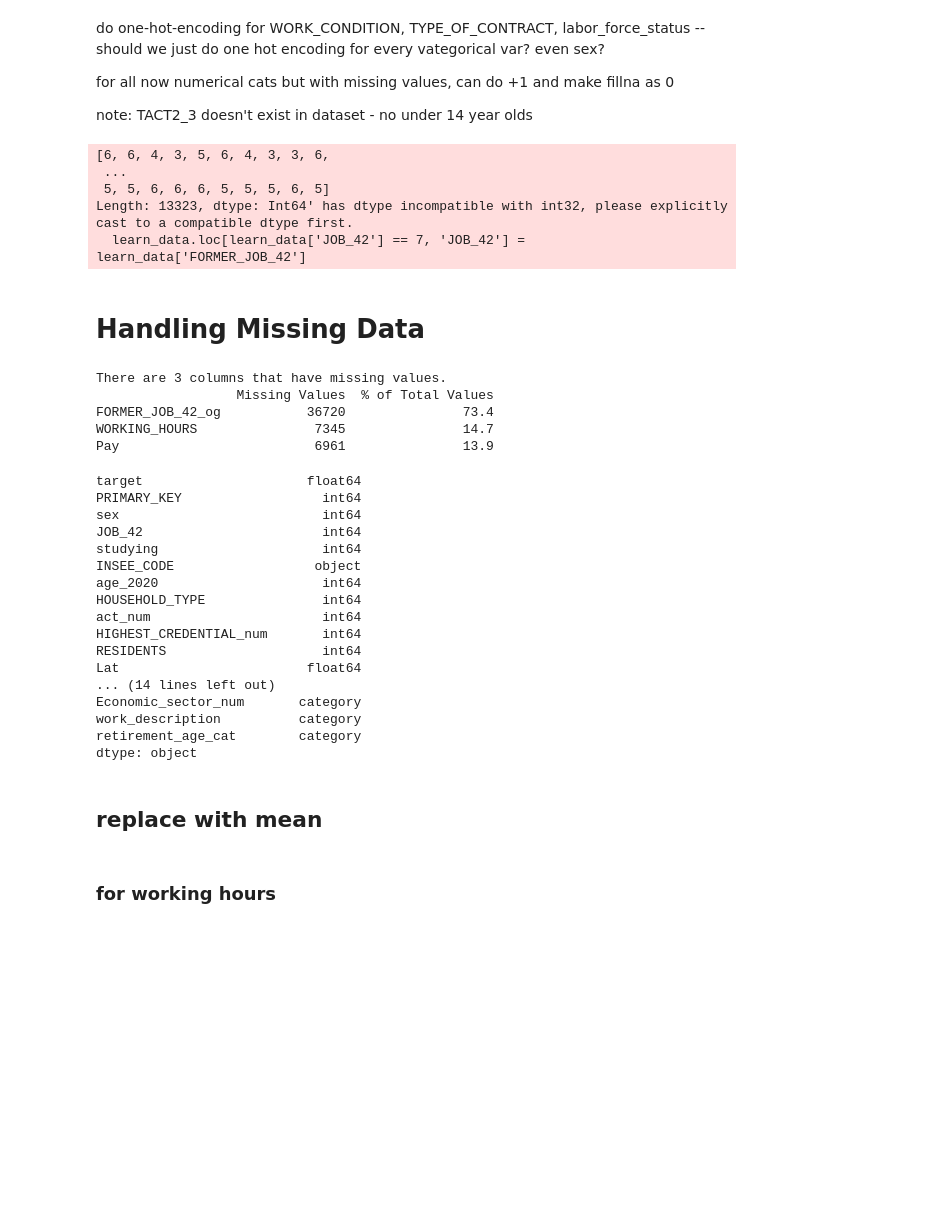
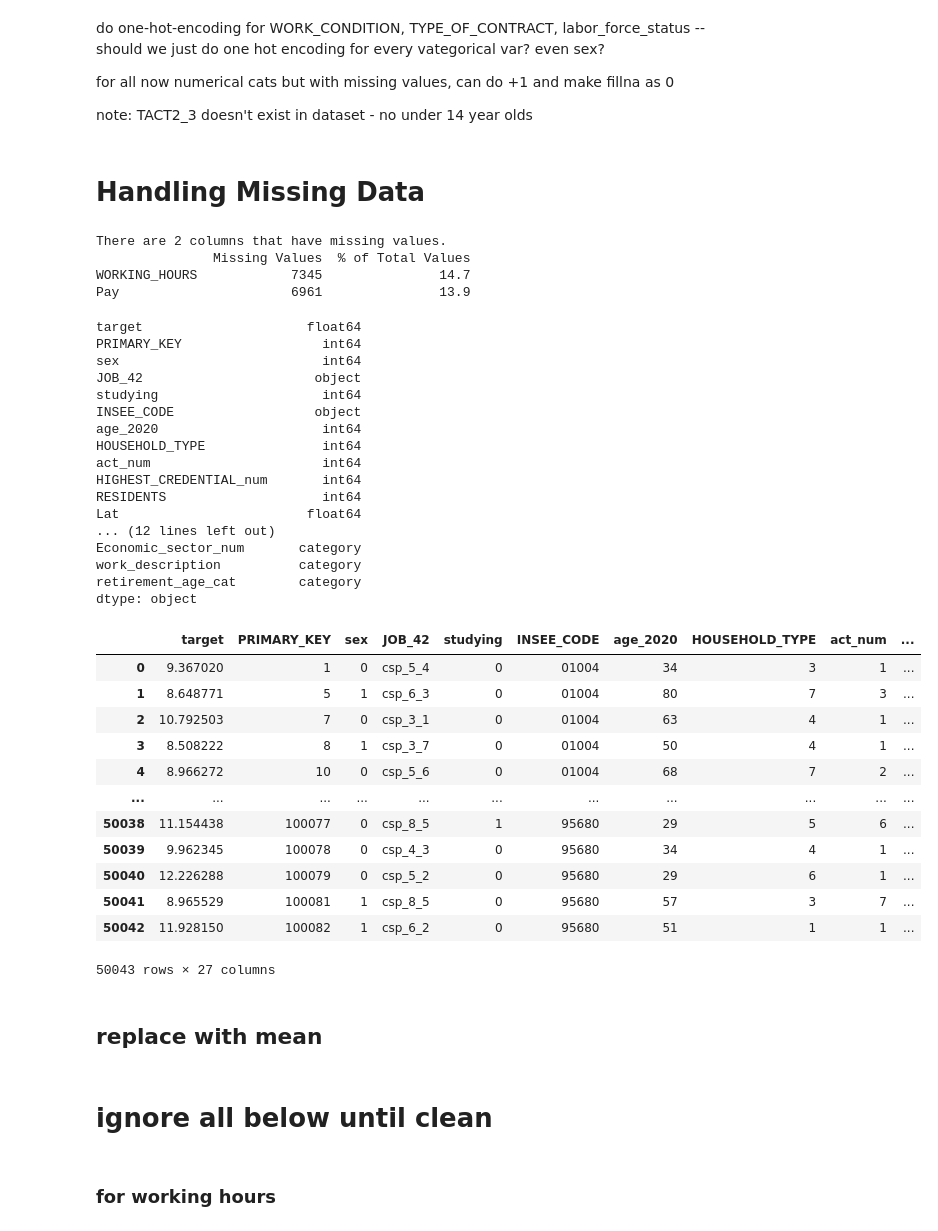
Before and after one commit to rinaaro/Machine-Learning-Project, a Jupyter notebook: attempt.ipynb, the cells around one changed output. Saved outputs shown, nothing was run; the diff lists cells and outputs as text; code cells hidden in the pictures; blank space fills up the shorter version.

```diff
--- a/attempt.ipynb
+++ b/attempt.ipynb
@@ -167,10 +167,8 @@ def household_num(value):
 code_HOUSEHOLD_TYPE['HOUSEHOLD_TYPE_num'] = code_HOUSEHOLD_TYPE['Code'].apply(household_num)
 learn_data['HOUSEHOLD_TYPE'] = learn_data['HOUSEHOLD_TYPE'].apply(household_num)
 # %%
-learn_data["JOB_42_og"] = learn_data["JOB_42"]
-learn_data["FORMER_JOB_42_og"] = learn_data["FORMER_JOB_42"]
-learn_data["JOB_42"] = learn_data["JOB_42"].str.extract(r'csp_(\d+)_')[0].astype(int)
-learn_data["FORMER_JOB_42"] = learn_data["FORMER_JOB_42"].str.extract(r'csp_(\d+)_')[0].astype("Int64")
+#learn_data["JOB_42"] = learn_data["JOB_42"].str.extract(r'csp_(\d)')[0].astype(int)
+#learn_data["FORMER_JOB_42"] = learn_data["FORMER_JOB_42"].str.extract(r'csp_(\d)')[0].astype("Int64")
 learn_data["employee_count"] = learn_data["employee_count"].str.extract(r'tr_(\d)')[0].astype("Int64")
 learn_data["Employer_category"] = learn_data["Employer_category"].str.extract(r'ct_(\d)')[0].astype("Int64")
 
@@ -266,31 +264,28 @@ for all now numerical cats but with missing values, can do +1 and make fillna as
 note: TACT2_3 doesn't exist in dataset - no under 14 year olds
 # %%
 learn_data['Employer_category'] = learn_data.apply(
-    lambda row: 10 if pd.isna(row['Employer_category']) and (row['JOB_42'] == 8 or row['act_num'] == 2) #unemployed
-    else (0 if pd.isna(row['Employer_category']) else row['Employer_category']), #employed and retired missing
+    lambda row: 10 if pd.isna(row['Employer_category']) and
+                        (str(row['JOB_42']).startswith('csp_8') or row['act_num'] == 2)  # unemployed
+                else (0 if pd.isna(row['Employer_category']) else row['Employer_category']),  # employed and retired missing
     axis=1
 )
+
 learn_data['employee_count'] = learn_data.apply(
-    lambda row: 7 if pd.isna(row['employee_count']) and (row['JOB_42'] == 8 or row['act_num'] == 2)
-    else (0 if pd.isna(row['employee_count']) else row['employee_count']),
+    lambda row: 7 if pd.isna(row['employee_count']) and
+                        (str(row['JOB_42']).startswith('csp_8') or row['act_num'] == 2)  # unemployed
+                else (0 if pd.isna(row['employee_count']) else row['employee_count']),
     axis=1
 )
 # %%
 #learn_data.loc[learn_data['JOB_42'].str.startswith('csp_7', na=False), 'JOB_42'] = learn_data['FORMER_JOB_42']
 # Replace values in 'JOB_42' with 'FORMER_JOB_42' where JOB_42 == 7
-learn_data.loc[learn_data['JOB_42'] == 7, 'JOB_42'] = learn_data['FORMER_JOB_42']
+learn_data.loc[learn_data['JOB_42'].astype(str).str.startswith('csp_7'), 'JOB_42'] = learn_data['FORMER_JOB_42']
 learn_data.loc[(learn_data['emp_contract'] == 'Unemployed') & (learn_data['Pay'].isna()), 'Pay'] = 0
 learn_data.loc[(learn_data['emp_contract'] == 'Unemployed') & (learn_data['WORKING_HOURS'].isna()), 'WORKING_HOURS'] = 0
 
 learn_data = learn_data.drop(columns=["act", "former_emp_contract", "RETIREMENT_PAY", "retirement_age", "FORMER_JOB_42", "Economic_sector", "Code", "Libellé", "Nomenclature", "X", "Y"])
 #or keep nomenclature, remove economic_sector_num
 #remove INSEE_CODE?
-# %% [output]
-[6, 6, 4, 3, 5, 6, 4, 3, 3, 6,
- ...
- 5, 5, 6, 6, 6, 5, 5, 5, 6, 5]
-Length: 13323, dtype: Int64' has dtype incompatible with int32, please explicitly cast to a compatible dtype first.
-  learn_data.loc[learn_data['JOB_42'] == 7, 'JOB_42'] = learn_data['FORMER_JOB_42']
 # %% [markdown]
 # Handling Missing Data
 # %%
@@ -309,18 +304,17 @@ def missing_values_table(df):
 
 print(missing_values_table(learn_data))
 # %% [output]
-There are 3 columns that have missing values.
-                  Missing Values  % of Total Values
-FORMER_JOB_42_og           36720               73.4
-WORKING_HOURS               7345               14.7
-Pay                         6961               13.9
+There are 2 columns that have missing values.
+               Missing Values  % of Total Values
+WORKING_HOURS            7345               14.7
+Pay                      6961               13.9
 # %%
 learn_data.dtypes # pay should be int64 because always .0
 # %% [output]
 target                     float64
 PRIMARY_KEY                  int64
 sex                          int64
-JOB_42                       int64
+JOB_42                      object
 studying                     int64
 INSEE_CODE                  object
 age_2020                     int64
@@ -329,10 +323,26 @@ act_num                      int64
 HIGHEST_CREDENTIAL_num       int64
 RESIDENTS                    int64
 Lat                        float64
-... (14 lines left out)
+... (12 lines left out)
 Economic_sector_num       category
 work_description          category
 retirement_age_cat        category
 dtype: object
+# %%
+learn_data
+# %% [output]
+|  | target | PRIMARY_KEY | sex | JOB_42 | studying | INSEE_CODE | age_2020 | HOUSEHOLD_TYPE | act_num | ... |
+| 0 | 9.367020 | 1 | 0 | csp_5_4 | 0 | 01004 | 34 | 3 | 1 | ... |
+| 1 | 8.648771 | 5 | 1 | csp_6_3 | 0 | 01004 | 80 | 7 | 3 | ... |
+| 2 | 10.792503 | 7 | 0 | csp_3_1 | 0 | 01004 | 63 | 4 | 1 | ... |
+| 3 | 8.508222 | 8 | 1 | csp_3_7 | 0 | 01004 | 50 | 4 | 1 | ... |
+| 4 | 8.966272 | 10 | 0 | csp_5_6 | 0 | 01004 | 68 | 7 | 2 | ... |
+| ... | ... | ... | ... | ... | ... | ... | ... | ... | ... | ... |
+| 50038 | 11.154438 | 100077 | 0 | csp_8_5 | 1 | 95680 | 29 | 5 | 6 | ... |
+| 50039 | 9.962345 | 100078 | 0 | csp_4_3 | 0 | 95680 | 34 | 4 | 1 | ... |
+| 50040 | 12.226288 | 100079 | 0 | csp_5_2 | 0 | 95680 | 29 | 6 | 1 | ... |
+| 50041 | 8.965529 | 100081 | 1 | csp_8_5 | 0 | 95680 | 57 | 3 | 7 | ... |
+| 50042 | 11.928150 | 100082 | 1 | csp_6_2 | 0 | 95680 | 51 | 1 | 1 | ... |
+50043 rows × 27 columns
 # %% [markdown]
 ## replace with mean
@@ -339,3 +365,5 @@ dtype: object
+# %% [markdown]
+# ignore all below until clean
 # %% [markdown]
 ### for working hours
 # %%
```
Also changed, not shown: parts of 46 cells of this notebook, 2 other files.
